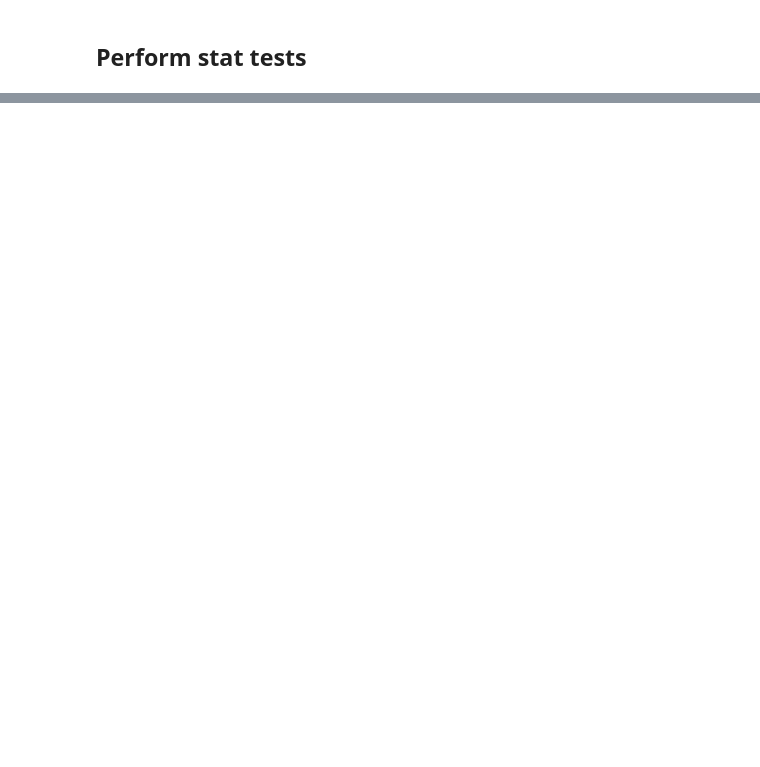
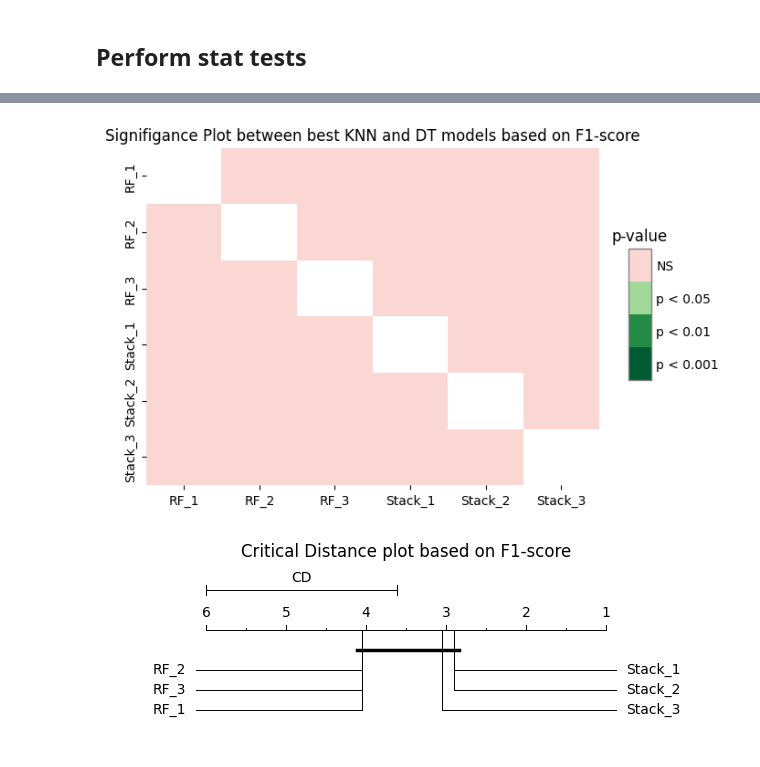
Before and after one commit to charliedekock12/ml_assign4, a Jupyter notebook: src/evals.ipynb, the cells around one changed output, grey strips where cells are left out. Drawn from its saved outputs; the diff is of its cells as text; code cells hidden in the pictures; blank space fills up the shorter version.

```diff
--- a/src/evals.ipynb
+++ b/src/evals.ipynb
@@ -54,0 +139,5 @@ def stat_tests(metric, signifigance_level = 0.05):
+# %%
+stat_tests(rf, stack, 'f1', signifigance_level=0.05)
+# %% [output]
+[figure, added]
+[figure, added]
```
Also changed, not shown: parts of 6 cells of this notebook, 2 other files.
